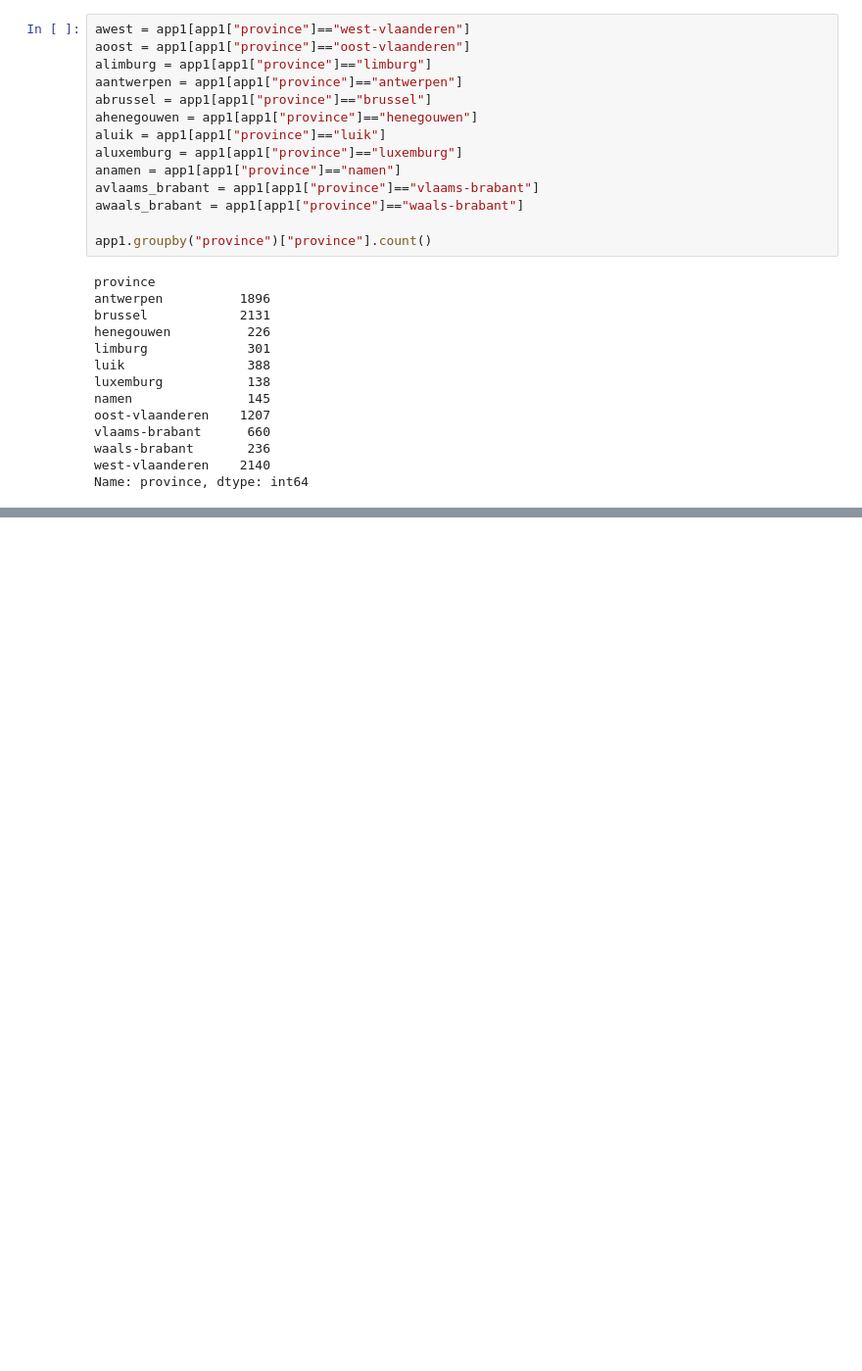
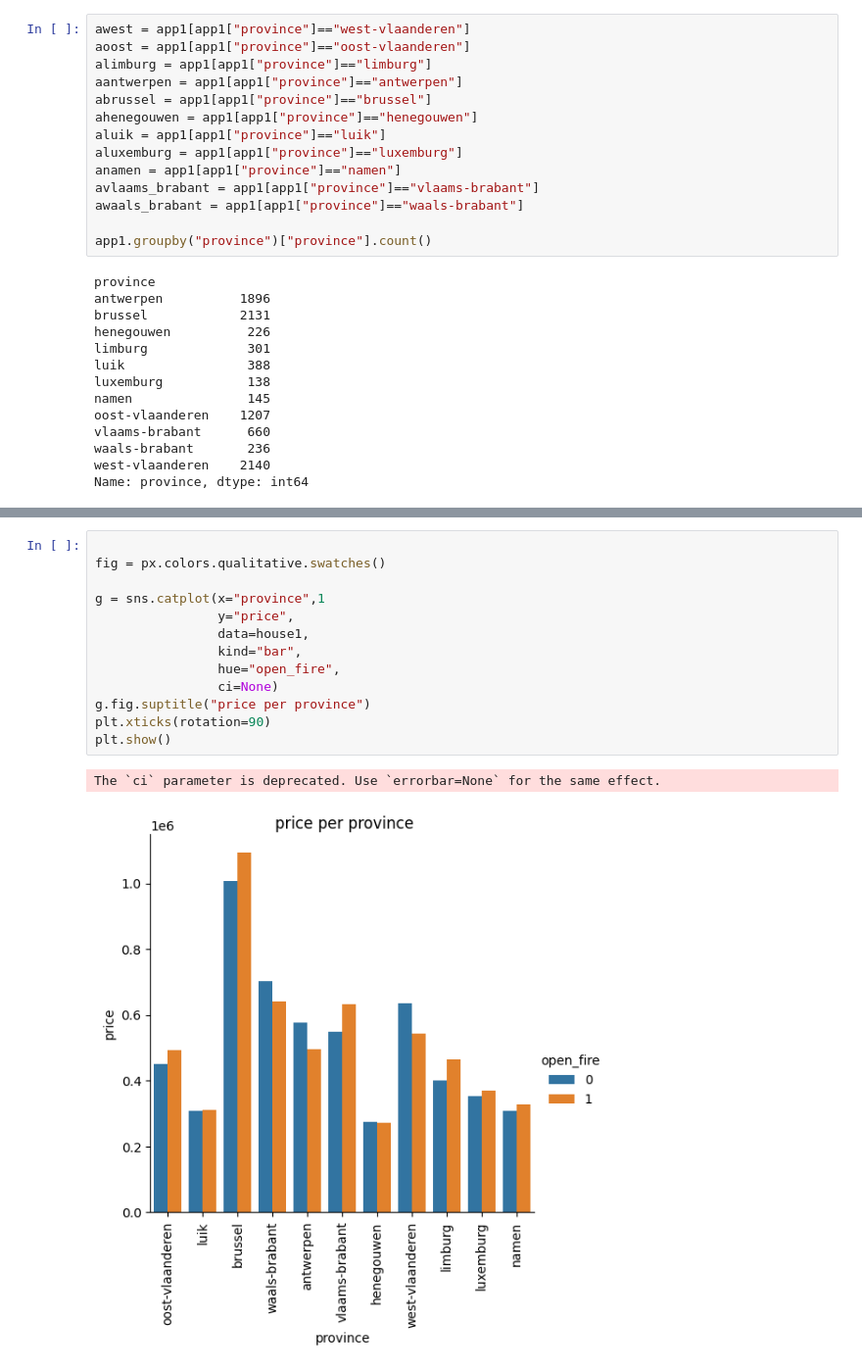
Before and after one commit to NathNacht/immo-eliza-scraping-immozila-Cleaning-EDA, a Jupyter notebook: analyses/sem_anwser.ipynb, the cells around one changed output, grey strips where cells are left out. Shown: that part at 98% size. Drawn from its saved outputs; the diff is of its cells as text; blank space fills up the shorter version.

```diff
--- a/analyses/sem_anwser.ipynb
+++ b/analyses/sem_anwser.ipynb
@@ -264,0 +290,16 @@ sf.heatmap(awestcorr)
+# %%
+
+fig = px.colors.qualitative.swatches()
+
+g = sns.catplot(x="province",1
+                y="price",
+                data=house1,
+                kind="bar",
+                hue="open_fire",
+                ci=None)
+g.fig.suptitle("price per province")
+plt.xticks(rotation=90)
+plt.show()
+# %% [output]
+The `ci` parameter is deprecated. Use `errorbar=None` for the same effect.
+[figure, added]
```
Also changed, not shown: parts of 9 cells of this notebook.
